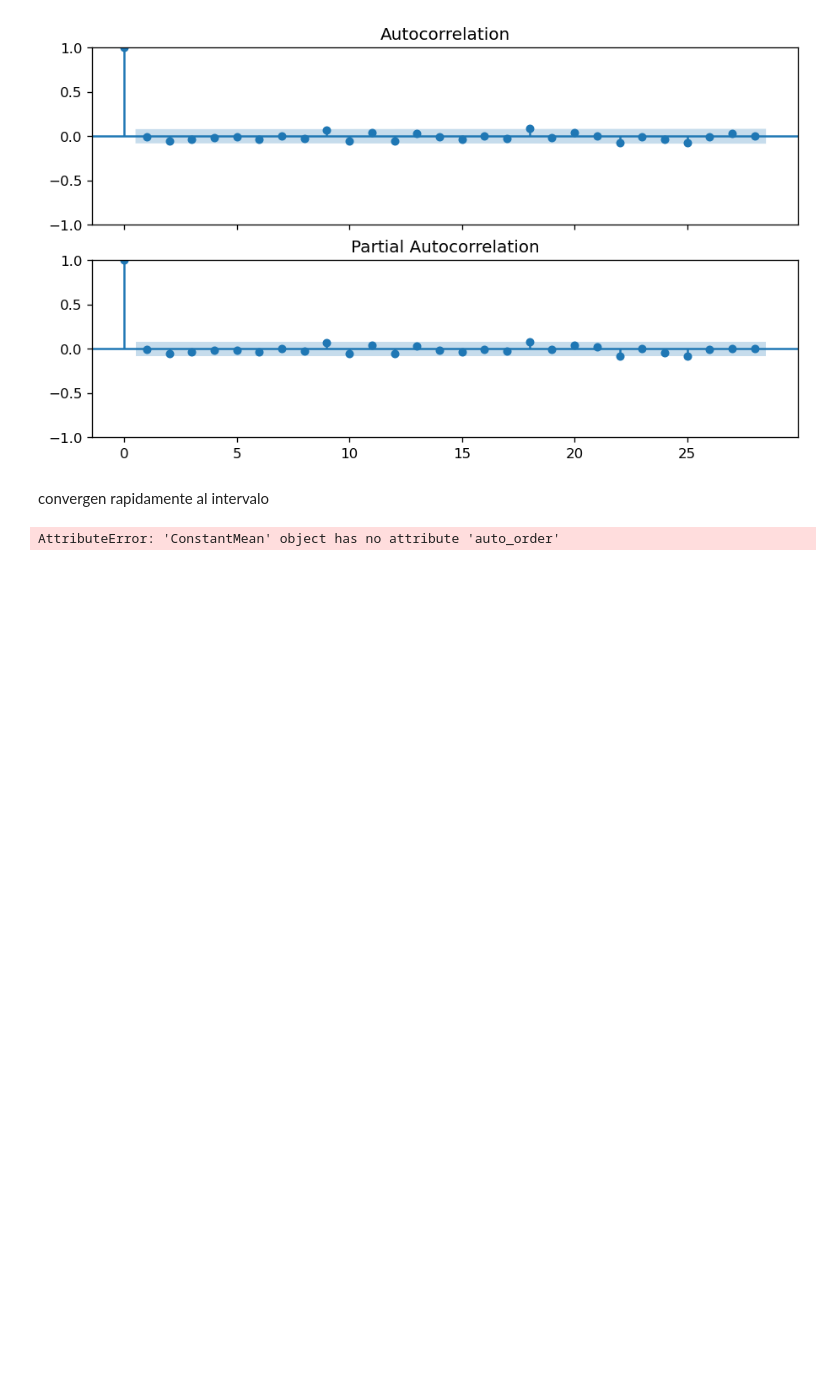
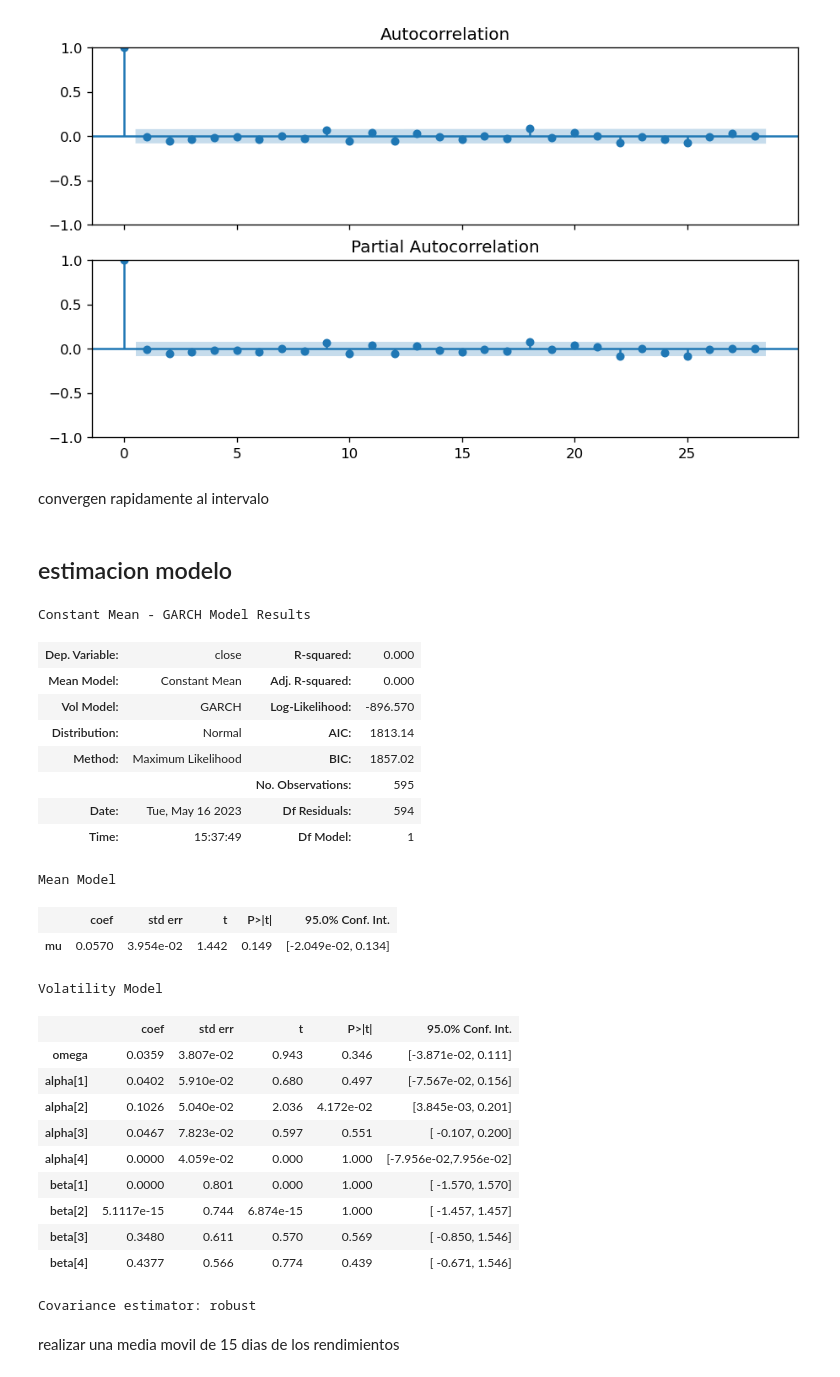
Before and after one commit to juanguzman2/Prediccion-del-indice-SyP500-mediante-XGBOOST-y-el-modelo-GARCH, a Jupyter notebook: Prediccion/prediccion_serie_tiempo.ipynb, the cells around one changed output. Saved outputs shown, nothing was run; the diff lists cells and outputs as text; code cells hidden in the pictures; blank space fills up the shorter version.

```diff
--- a/Prediccion/prediccion_serie_tiempo.ipynb
+++ b/Prediccion/prediccion_serie_tiempo.ipynb
@@ -173,22 +173,40 @@ The default method 'yw' can produce PACF values outside of the [-1,1] interval.
 [figure]
 # %% [markdown]
 convergen rapidamente al intervalo
-# %%
-
-model = arch_model(retornos, vol='Garch')
-# Encontrar el orden adecuado utilizando el método auto_order()
-order = model.fit(disp='off').model.auto_order()
-print(f"Orden adecuado del modelo GARCH: {order}")
-# %% [output]
-AttributeError: 'ConstantMean' object has no attribute 'auto_order'
+# %% [markdown]
+## estimacion modelo
 # %%
 import arch
 from arch import arch_model
 
 # Crear un modelo GARCH
-model = arch_model(data, vol='Garch')
-
-# Encontrar el orden adecuado utilizando el método auto_order()
-order = model.fit(disp='off').model.auto_order()
-
-print(f"Orden adecuado del modelo GARCH: {order}")
+model = arch_model(retornos,dist='ged', vol='Garch',p=4,q=4)
+model_fit = model.fit(disp='off')
+model_fit.summary()
+# %% [output]
+Constant Mean - GARCH Model Results
+| Dep. Variable: | close | R-squared: | 0.000 |
+| Mean Model: | Constant Mean | Adj. R-squared: | 0.000 |
+| Vol Model: | GARCH | Log-Likelihood: | -896.570 |
+| Distribution: | Normal | AIC: | 1813.14 |
+| Method: | Maximum Likelihood | BIC: | 1857.02 |
+|  |  | No. Observations: | 595 |
+| Date: | Tue, May 16 2023 | Df Residuals: | 594 |
+| Time: | 15:37:49 | Df Model: | 1 |
+Mean Model
+|  | coef | std err | t | P>|t| | 95.0% Conf. Int. |
+| mu | 0.0570 | 3.954e-02 | 1.442 | 0.149 | [-2.049e-02, 0.134] |
+Volatility Model
+|  | coef | std err | t | P>|t| | 95.0% Conf. Int. |
+| omega | 0.0359 | 3.807e-02 | 0.943 | 0.346 | [-3.871e-02, 0.111] |
+| alpha[1] | 0.0402 | 5.910e-02 | 0.680 | 0.497 | [-7.567e-02, 0.156] |
+| alpha[2] | 0.1026 | 5.040e-02 | 2.036 | 4.172e-02 | [3.845e-03, 0.201] |
+| alpha[3] | 0.0467 | 7.823e-02 | 0.597 | 0.551 | [ -0.107, 0.200] |
+| alpha[4] | 0.0000 | 4.059e-02 | 0.000 | 1.000 | [-7.956e-02,7.956e-02] |
+| beta[1] | 0.0000 | 0.801 | 0.000 | 1.000 | [ -1.570, 1.570] |
+| beta[2] | 5.1117e-15 | 0.744 | 6.874e-15 | 1.000 | [ -1.457, 1.457] |
+| beta[3] | 0.3480 | 0.611 | 0.570 | 0.569 | [ -0.850, 1.546] |
+| beta[4] | 0.4377 | 0.566 | 0.774 | 0.439 | [ -0.671, 1.546] |
+Covariance estimator: robust
+# %% [markdown]
+realizar una media movil de 15 dias de los rendimientos
```
Also changed, not shown: parts of 28 cells of this notebook.
